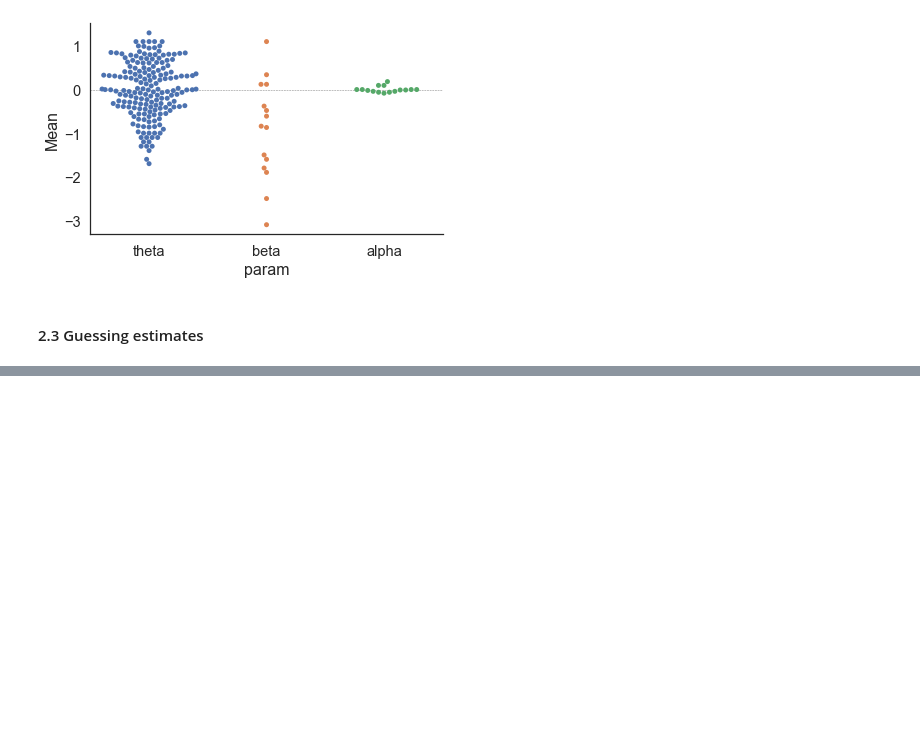
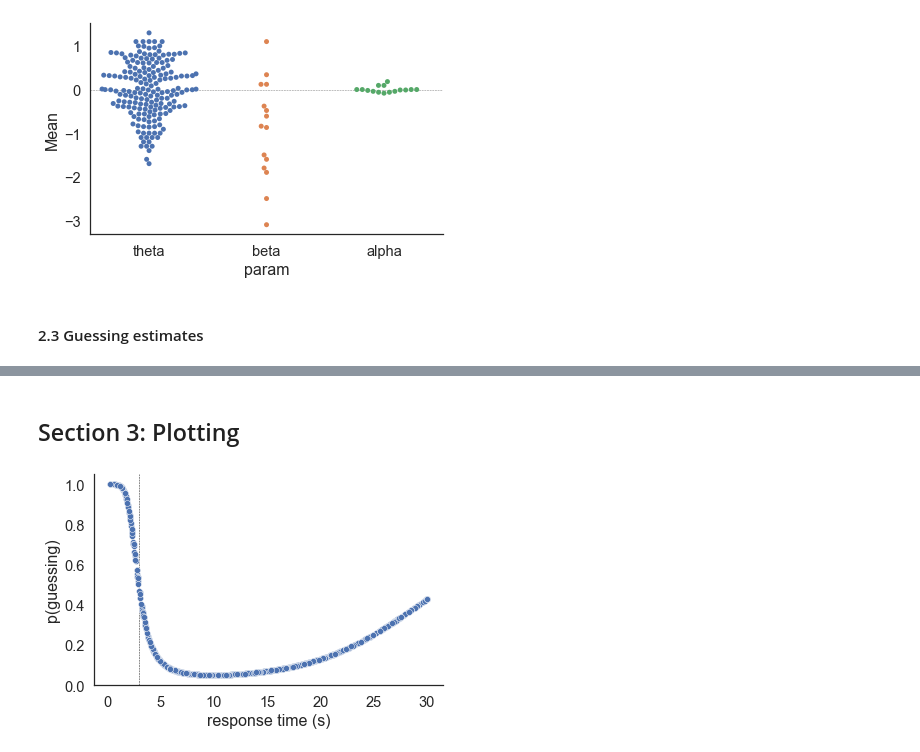
Before and after one commit to ndawlab/mars-irt, a Jupyter notebook: 01_Priors/study04.ipynb, the cells around one changed output, grey strips where cells are left out. Cells and saved outputs as stored; diff of their text form; code cells hidden in the pictures; blank space fills up the shorter version.

```diff
--- a/01_Priors/study04.ipynb
+++ b/01_Priors/study04.ipynb
@@ -219,0 +220,16 @@ plt.tight_layout()
+# %% [markdown]
+## Section 3: Plotting
+# %%
+## Initialize canvas.
+fig, ax = plt.subplots(1,1,figsize=(6,4))
+
+## Plot guessing function.
+sns.scatterplot(x='rt', y='w_hat', data=ppc, ax=ax)
+ax.set(xlabel='response time (s)', ylim=(0,1.05), ylabel='p(guessing)')
+ax.axvline(3, lw=0.5, linestyle='--', color='k', zorder=-1)
+
+sns.despine()
+plt.tight_layout()
+plt.savefig(os.path.join('..', '05_Figures', 'figS02.png'))
+# %% [output]
+[figure, added]
```
Also changed, not shown: parts of 2 cells of this notebook, 3 other files.
